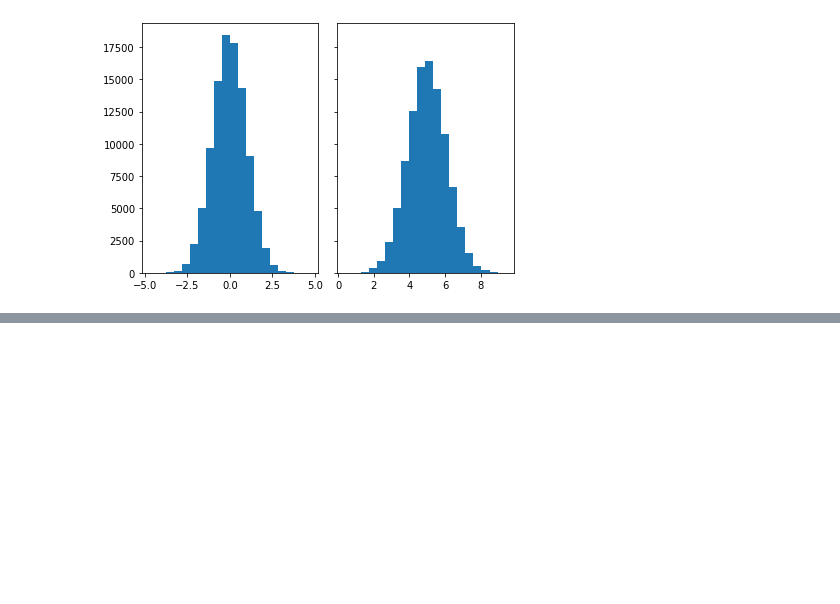
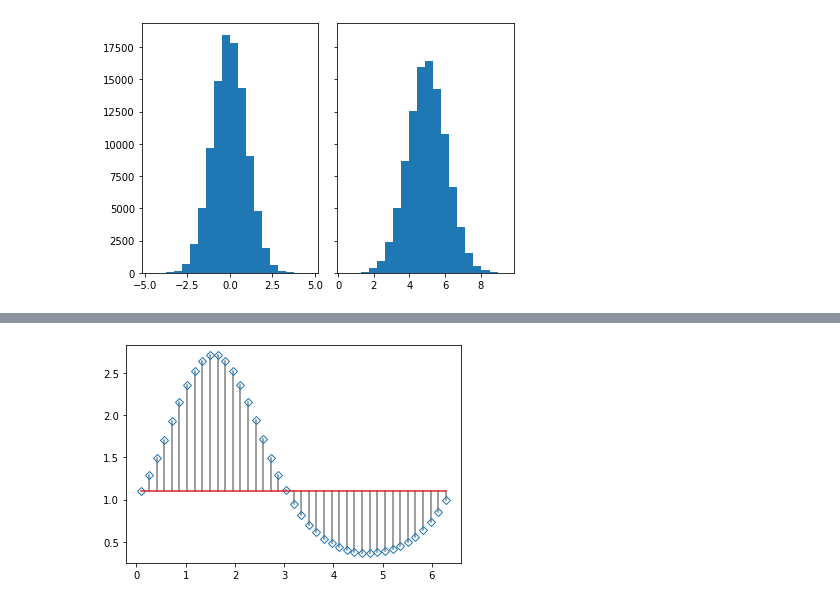
Before and after one commit to sadicsha/SADICSHA_KHANDAIT_Matplotlib-library, a Jupyter notebook: Line_Graph.ipynb, the cells around one changed output, grey strips where cells are left out. Drawn from its saved outputs; the diff is of its cells as text; code cells hidden in the pictures; blank space fills up the shorter version.

```diff
--- a/Line_Graph.ipynb
+++ b/Line_Graph.ipynb
@@ -130,0 +133,9 @@ axs[1].hist(y, bins=n_bins)
+# %%
+import matplotlib.pyplot as plt
+import numpy as np
+
+x = np.linspace(0.1, 2 * np.pi, 41)
+y = np.exp(np.sin(x))
+
+plt.stem(x, y)
+plt.show()
@@ -130,0 +144,7 @@ axs[1].hist(y, bins=n_bins)
+# %%
+markerline, stemlines, baseline = plt.stem(
+    x, y, linefmt='grey', markerfmt='D', bottom=1.1)
+markerline.set_markerfacecolor('none')
+plt.show()
+# %% [output]
+[figure, added]
```
Also changed, not shown: parts of 3 cells of this notebook.
